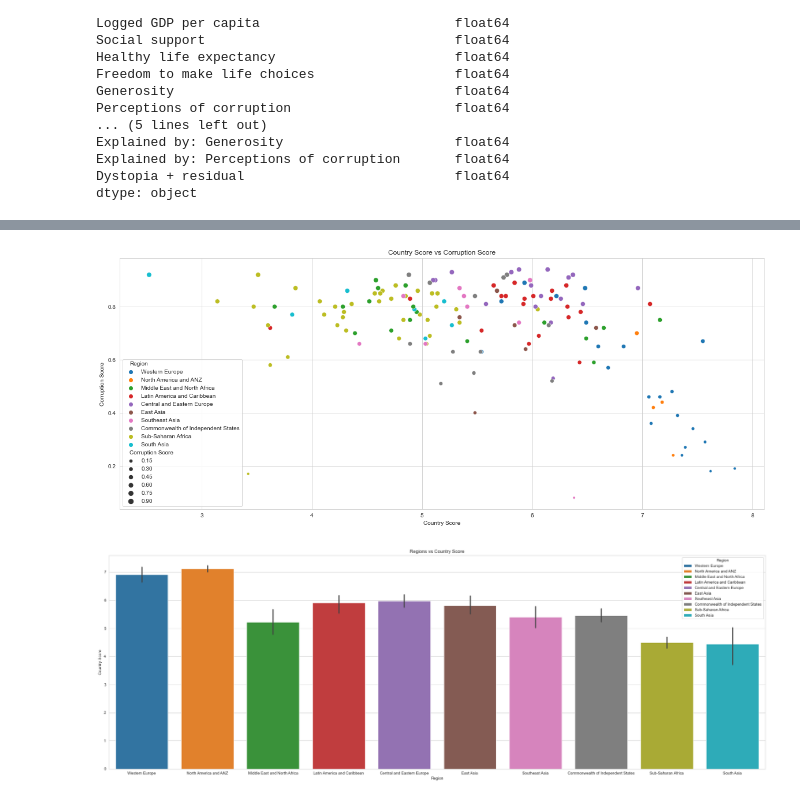
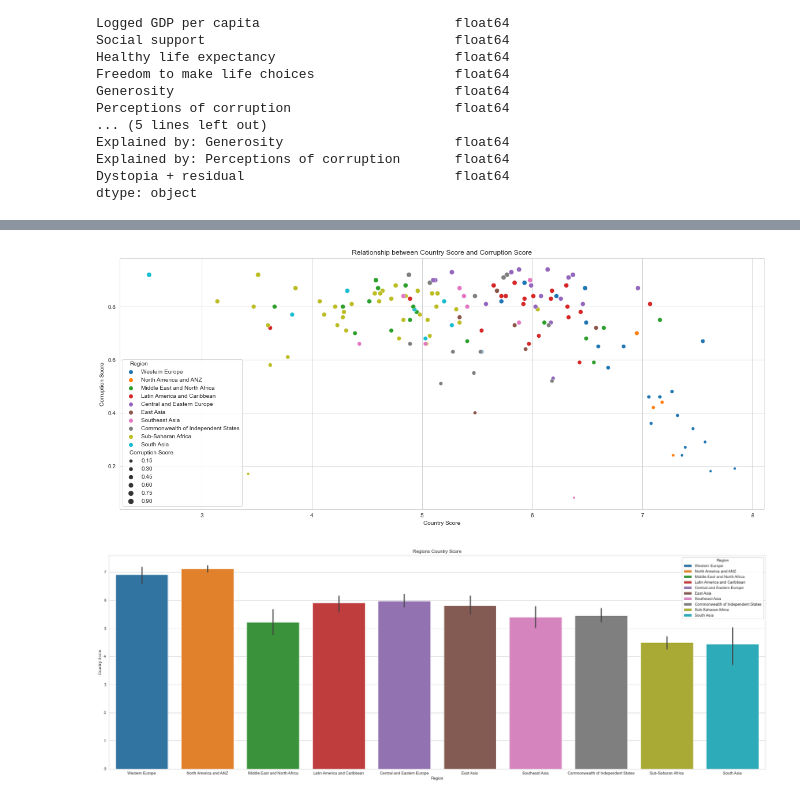
Before and after one commit to EdwinVargas22/World-Happiness-2021, a Jupyter notebook: Data_Analysis.ipynb, the cells around one changed output, grey strips where cells are left out. Saved outputs shown, nothing was run; the diff lists cells and outputs as text; code cells hidden in the pictures.

```diff
--- a/Data_Analysis.ipynb
+++ b/Data_Analysis.ipynb
@@ -167,14 +167,14 @@ ax = sns.scatterplot(data=dataset_modified, x='Country Score', y='Generosity', h
 # %%
-# Scatter plot of Country Score vs Corruption
+# Scatter plot of relationship between country score and corruption
 
 fig = plt.gcf()
 
 fig.set_size_inches(20, 8)
 
 # Setting the seaborn theme for the scatter plot
 sns.set_style("whitegrid")
 
-ax = sns.scatterplot(data=dataset_modified, x='Country Score', y='Corruption Score', hue='Region', size='Corruption Score').set(title='Country Score vs Corruption Score')
+ax = sns.scatterplot(data=dataset_modified, x='Country Score', y='Corruption Score', hue='Region', size='Corruption Score').set(title='Relationship between Country Score and Corruption Score')
 # %% [output]
-[figure, old version]
+[figure, new version]
 # %%
```
Also changed, not shown: parts of 8 cells of this notebook, 18 other files.
